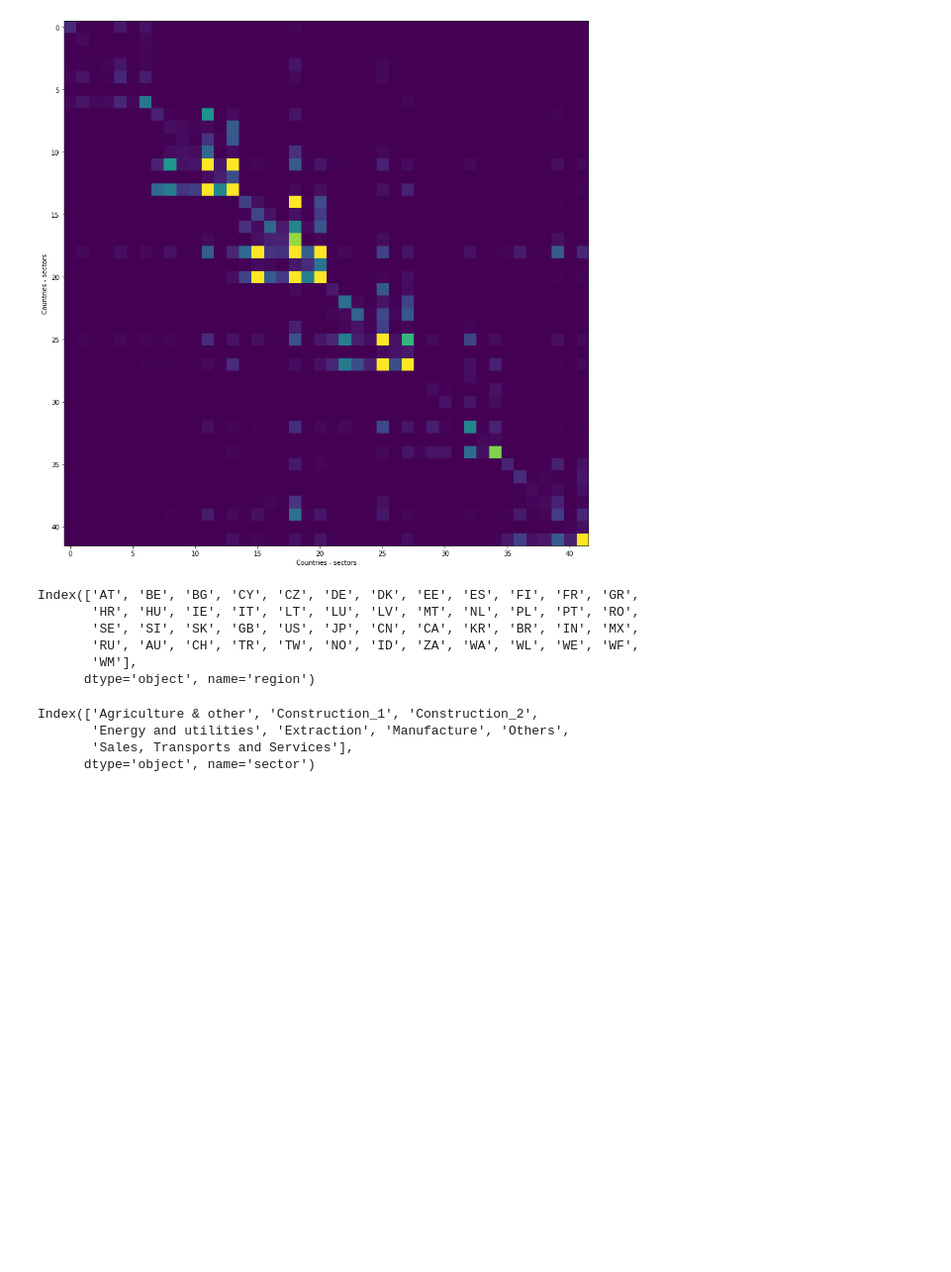
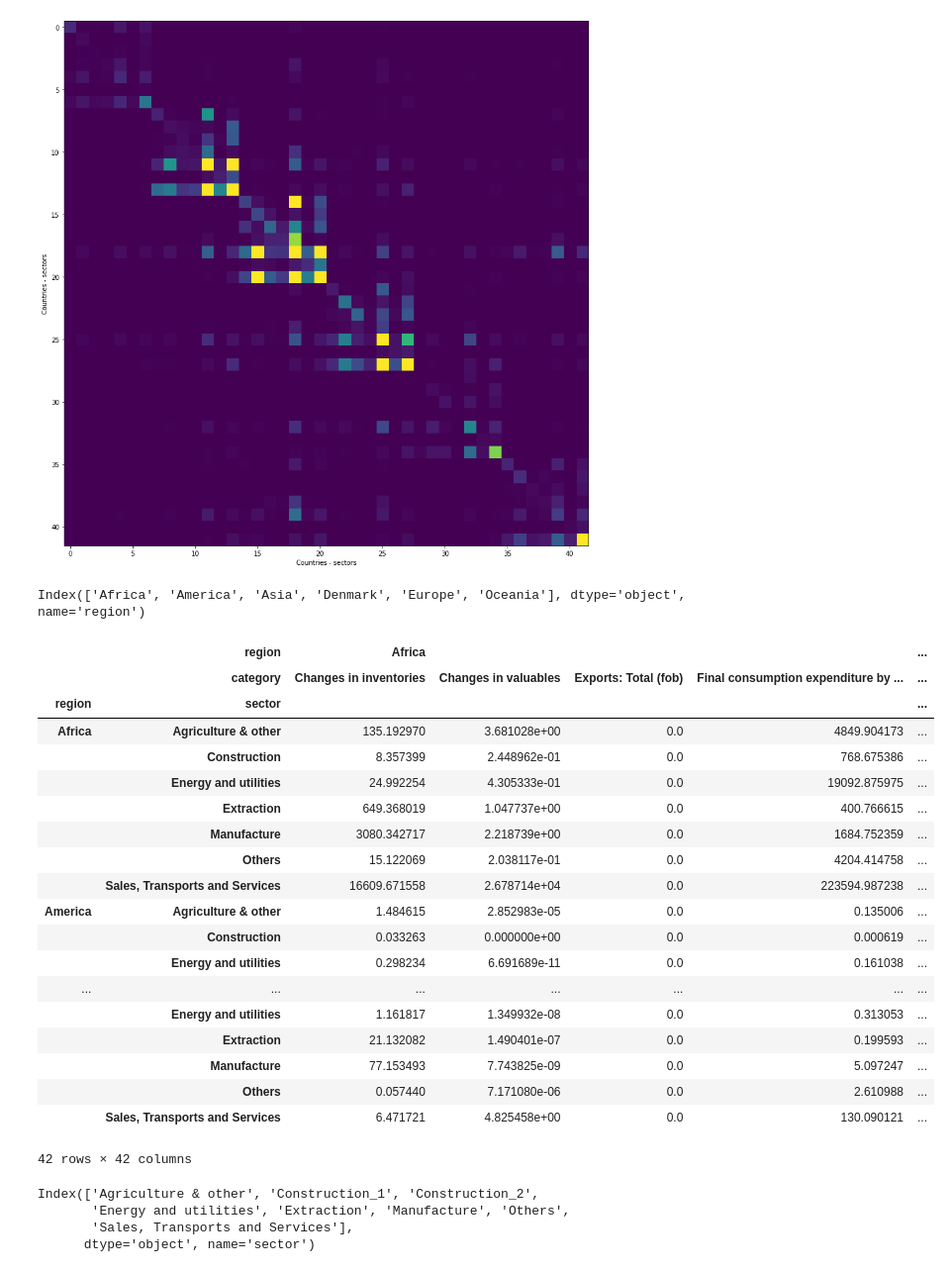
Before and after one commit to spjuhel/BoARIO, a Jupyter notebook: JupyNotebooks/small_mrio_testing.ipynb, the cells around one changed output. Shown: that part at 99% size. Cells and saved outputs as stored; diff of their text form; code cells hidden in the pictures; blank space fills up the shorter version.

```diff
--- a/JupyNotebooks/small_mrio_testing.ipynb
+++ b/JupyNotebooks/small_mrio_testing.ipynb
@@ -155,17 +155,36 @@ plt.show()
 # %% [output]
 [figure]
 # %%
-with open("../../../Data/BoARIO-testing/mrio_full.pkl", 'rb') as f:
+import pickle as pkl
+with open("../../../Data/BoARIO-testing/minimal_mrio_DK.pkl", 'rb') as f:
     exio3 = pkl.load(f)
 
 exio3.get_regions()
 # %% [output]
-Index(['AT', 'BE', 'BG', 'CY', 'CZ', 'DE', 'DK', 'EE', 'ES', 'FI', 'FR', 'GR',
-       'HR', 'HU', 'IE', 'IT', 'LT', 'LU', 'LV', 'MT', 'NL', 'PL', 'PT', 'RO',
-       'SE', 'SI', 'SK', 'GB', 'US', 'JP', 'CN', 'CA', 'KR', 'BR', 'IN', 'MX',
-       'RU', 'AU', 'CH', 'TR', 'TW', 'NO', 'ID', 'ZA', 'WA', 'WL', 'WE', 'WF',
-       'WM'],
-      dtype='object', name='region')
+Index(['Africa', 'America', 'Asia', 'Denmark', 'Europe', 'Oceania'], dtype='object', name='region')
+# %%
+exio3.Y
+# %% [output]
+|  | region | Africa |  |  |  | ... |
+|  | category | Changes in inventories | Changes in valuables | Exports: Total (fob) | Final consumption expenditure by ... | ... |
+| region | sector |  |  |  |  | ... |
+| Africa | Agriculture & other | 135.192970 | 3.681028e+00 | 0.0 | 4849.904173 | ... |
+|  | Construction | 8.357399 | 2.448962e-01 | 0.0 | 768.675386 | ... |
+|  | Energy and utilities | 24.992254 | 4.305333e-01 | 0.0 | 19092.875975 | ... |
+|  | Extraction | 649.368019 | 1.047737e+00 | 0.0 | 400.766615 | ... |
+|  | Manufacture | 3080.342717 | 2.218739e+00 | 0.0 | 1684.752359 | ... |
+|  | Others | 15.122069 | 2.038117e-01 | 0.0 | 4204.414758 | ... |
+|  | Sales, Transports and Services | 16609.671558 | 2.678714e+04 | 0.0 | 223594.987238 | ... |
+| America | Agriculture & other | 1.484615 | 2.852983e-05 | 0.0 | 0.135006 | ... |
+|  | Construction | 0.033263 | 0.000000e+00 | 0.0 | 0.000619 | ... |
+|  | Energy and utilities | 0.298234 | 6.691689e-11 | 0.0 | 0.161038 | ... |
+| ... | ... | ... | ... | ... | ... | ... |
+|  | Energy and utilities | 1.161817 | 1.349932e-08 | 0.0 | 0.313053 | ... |
+|  | Extraction | 21.132082 | 1.490401e-07 | 0.0 | 0.199593 | ... |
+|  | Manufacture | 77.153493 | 7.743825e-09 | 0.0 | 5.097247 | ... |
+|  | Others | 0.057440 | 7.171080e-06 | 0.0 | 2.610988 | ... |
+|  | Sales, Transports and Services | 6.471721 | 4.825458e+00 | 0.0 | 130.090121 | ... |
+42 rows × 42 columns
 # %%
 #### TEST SUBDIVISE SECTOR
 def _split_sector_df_Z(df_name:str, mrio_in: pym.IOSystem, sector: str, split_number: int = 2, internal_exchange: bool = False) -> pd.DataFrame:
```
